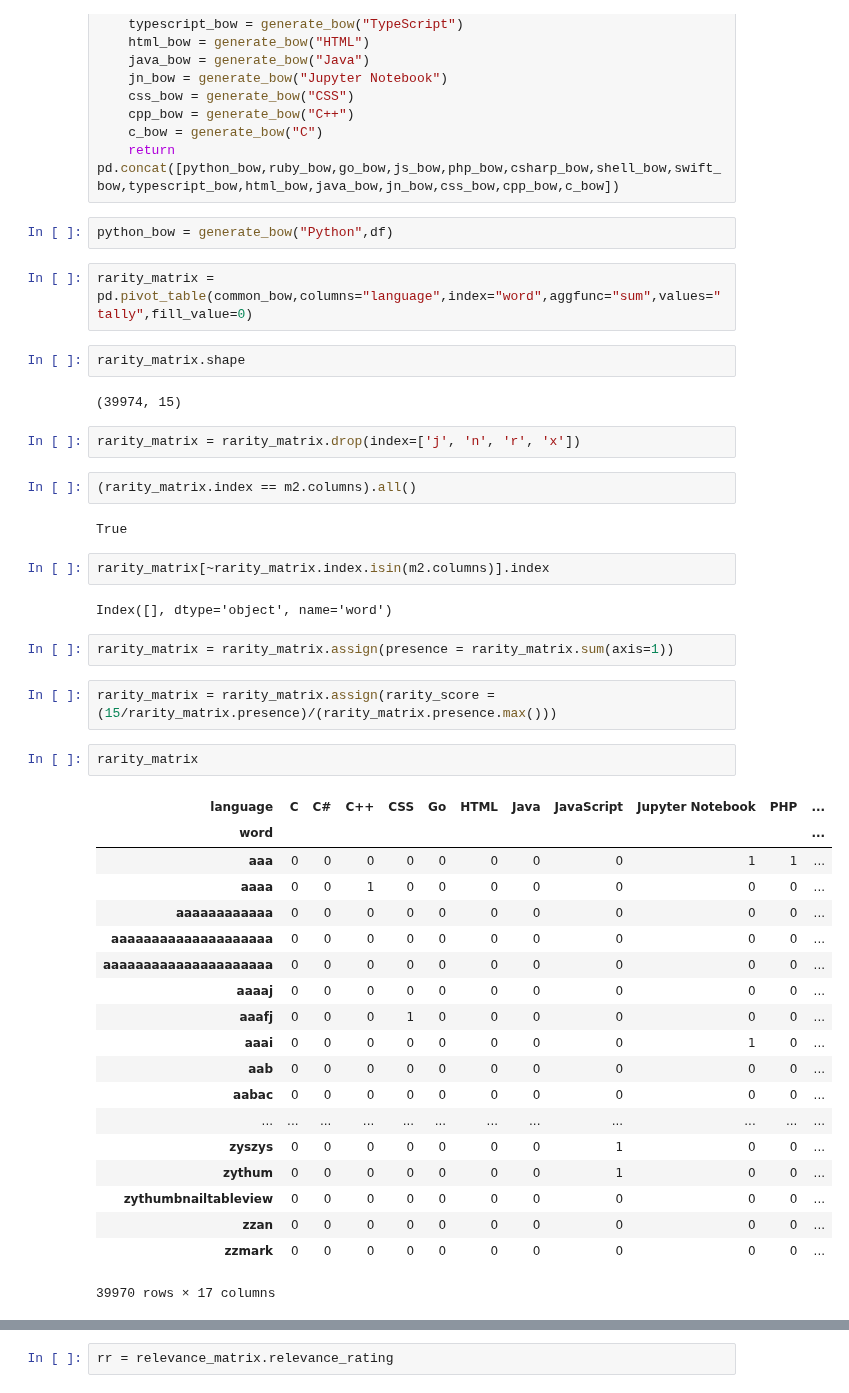
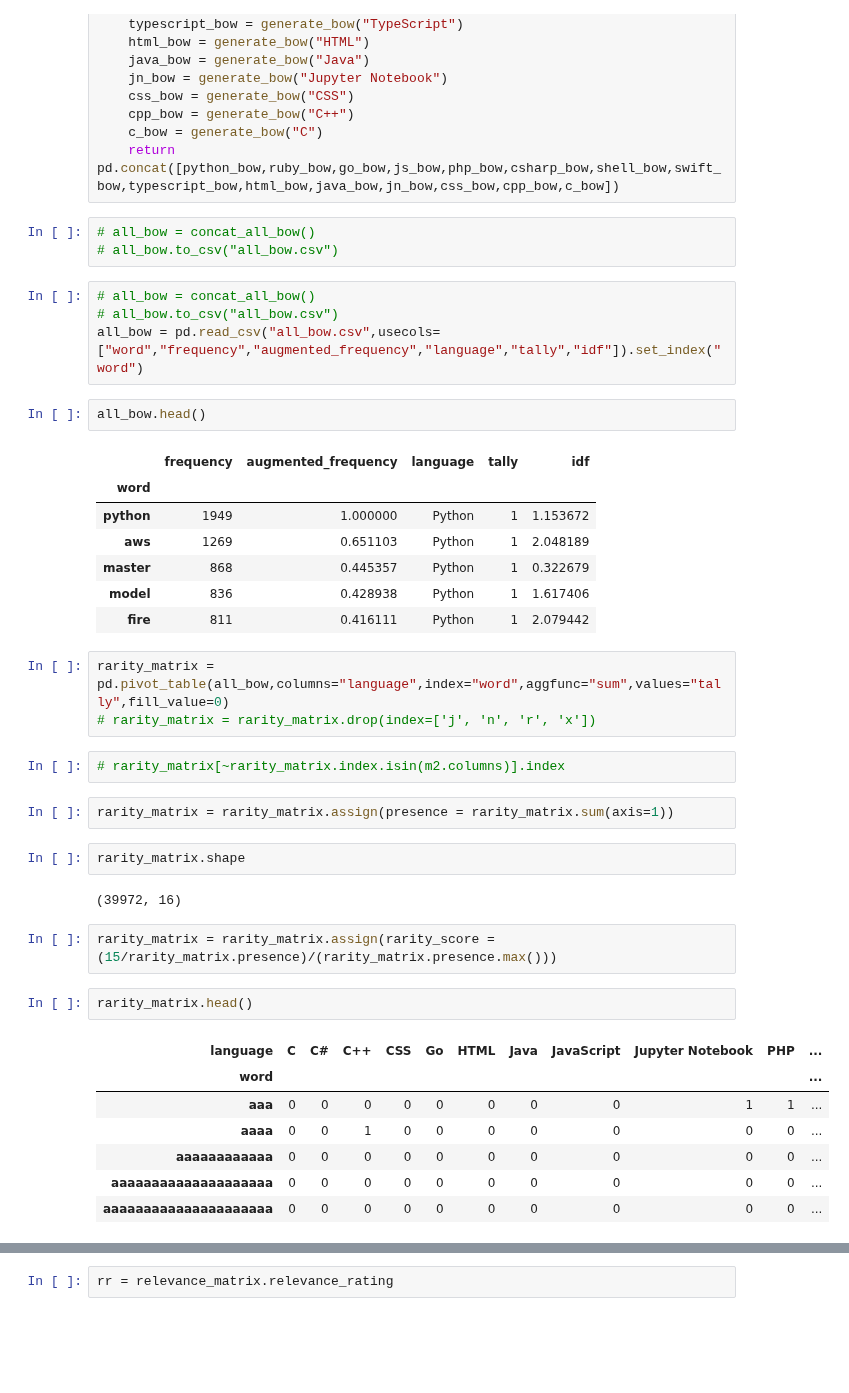
Before and after one commit to pellegrino-nlp/nlp_project, a Jupyter notebook: feature_engineering_test.ipynb, the cells around one changed output, grey strips where cells are left out. Cells and saved outputs as stored; diff of their text form; blank space fills up the shorter version.

```diff
--- a/feature_engineering_test.ipynb
+++ b/feature_engineering_test.ipynb
@@ -328,47 +354,43 @@ def concat_all_bow():
     cpp_bow = generate_bow("C++")
     c_bow = generate_bow("C")
     return pd.concat([python_bow,ruby_bow,go_bow,js_bow,php_bow,csharp_bow,shell_bow,swift_bow,typescript_bow,html_bow,java_bow,jn_bow,css_bow,cpp_bow,c_bow])
-# %%
-python_bow = generate_bow("Python",df)
+# %%
+# all_bow = concat_all_bow()
+# all_bow.to_csv("all_bow.csv")
+# %%
+# all_bow = concat_all_bow()
+# all_bow.to_csv("all_bow.csv")
+all_bow = pd.read_csv("all_bow.csv",usecols=["word","frequency","augmented_frequency","language","tally","idf"]).set_index("word")
+# %%
+all_bow.head()
+# %% [output]
+|  | frequency | augmented_frequency | language | tally | idf |
+| word |  |  |  |  |  |
+| python | 1949 | 1.000000 | Python | 1 | 1.153672 |
+| aws | 1269 | 0.651103 | Python | 1 | 2.048189 |
+| master | 868 | 0.445357 | Python | 1 | 0.322679 |
+| model | 836 | 0.428938 | Python | 1 | 1.617406 |
+| fire | 811 | 0.416111 | Python | 1 | 2.079442 |
 # %%
-rarity_matrix = pd.pivot_table(common_bow,columns="language",index="word",aggfunc="sum",values="tally",fill_value=0)
+rarity_matrix = pd.pivot_table(all_bow,columns="language",index="word",aggfunc="sum",values="tally",fill_value=0)
+# rarity_matrix = rarity_matrix.drop(index=['j', 'n', 'r', 'x'])
+# %%
+# rarity_matrix[~rarity_matrix.index.isin(m2.columns)].index
+# %%
+rarity_matrix = rarity_matrix.assign(presence = rarity_matrix.sum(axis=1))
 # %%
 rarity_matrix.shape
 # %% [output]
-(39974, 15)
+(39972, 16)
-# %%
-rarity_matrix = rarity_matrix.drop(index=['j', 'n', 'r', 'x'])
-# %%
-(rarity_matrix.index == m2.columns).all()
-# %% [output]
-True
-# %%
-rarity_matrix[~rarity_matrix.index.isin(m2.columns)].index
-# %% [output]
-Index([], dtype='object', name='word')
-# %%
-rarity_matrix = rarity_matrix.assign(presence = rarity_matrix.sum(axis=1))
 # %%
 rarity_matrix = rarity_matrix.assign(rarity_score = (15/rarity_matrix.presence)/(rarity_matrix.presence.max()))
 # %%
-rarity_matrix
+rarity_matrix.head()
 # %% [output]
 | language | C | C# | C++ | CSS | Go | HTML | Java | JavaScript | Jupyter Notebook | PHP | ... |
 | word |  |  |  |  |  |  |  |  |  |  | ... |
 | aaa | 0 | 0 | 0 | 0 | 0 | 0 | 0 | 0 | 1 | 1 | ... |
 | aaaa | 0 | 0 | 1 | 0 | 0 | 0 | 0 | 0 | 0 | 0 | ... |
 | aaaaaaaaaaaa | 0 | 0 | 0 | 0 | 0 | 0 | 0 | 0 | 0 | 0 | ... |
 | aaaaaaaaaaaaaaaaaaaa | 0 | 0 | 0 | 0 | 0 | 0 | 0 | 0 | 0 | 0 | ... |
 | aaaaaaaaaaaaaaaaaaaaa | 0 | 0 | 0 | 0 | 0 | 0 | 0 | 0 | 0 | 0 | ... |
-| aaaaj | 0 | 0 | 0 | 0 | 0 | 0 | 0 | 0 | 0 | 0 | ... |
-| aaafj | 0 | 0 | 0 | 1 | 0 | 0 | 0 | 0 | 0 | 0 | ... |
-| aaai | 0 | 0 | 0 | 0 | 0 | 0 | 0 | 0 | 1 | 0 | ... |
-| aab | 0 | 0 | 0 | 0 | 0 | 0 | 0 | 0 | 0 | 0 | ... |
-| aabac | 0 | 0 | 0 | 0 | 0 | 0 | 0 | 0 | 0 | 0 | ... |
-| ... | ... | ... | ... | ... | ... | ... | ... | ... | ... | ... | ... |
-| zyszys | 0 | 0 | 0 | 0 | 0 | 0 | 0 | 1 | 0 | 0 | ... |
-| zythum | 0 | 0 | 0 | 0 | 0 | 0 | 0 | 1 | 0 | 0 | ... |
-| zythumbnailtableview | 0 | 0 | 0 | 0 | 0 | 0 | 0 | 0 | 0 | 0 | ... |
-| zzan | 0 | 0 | 0 | 0 | 0 | 0 | 0 | 0 | 0 | 0 | ... |
-| zzmark | 0 | 0 | 0 | 0 | 0 | 0 | 0 | 0 | 0 | 0 | ... |
-39970 rows × 17 columns
```
Also changed, not shown: parts of 42 cells of this notebook, 7 other files.
